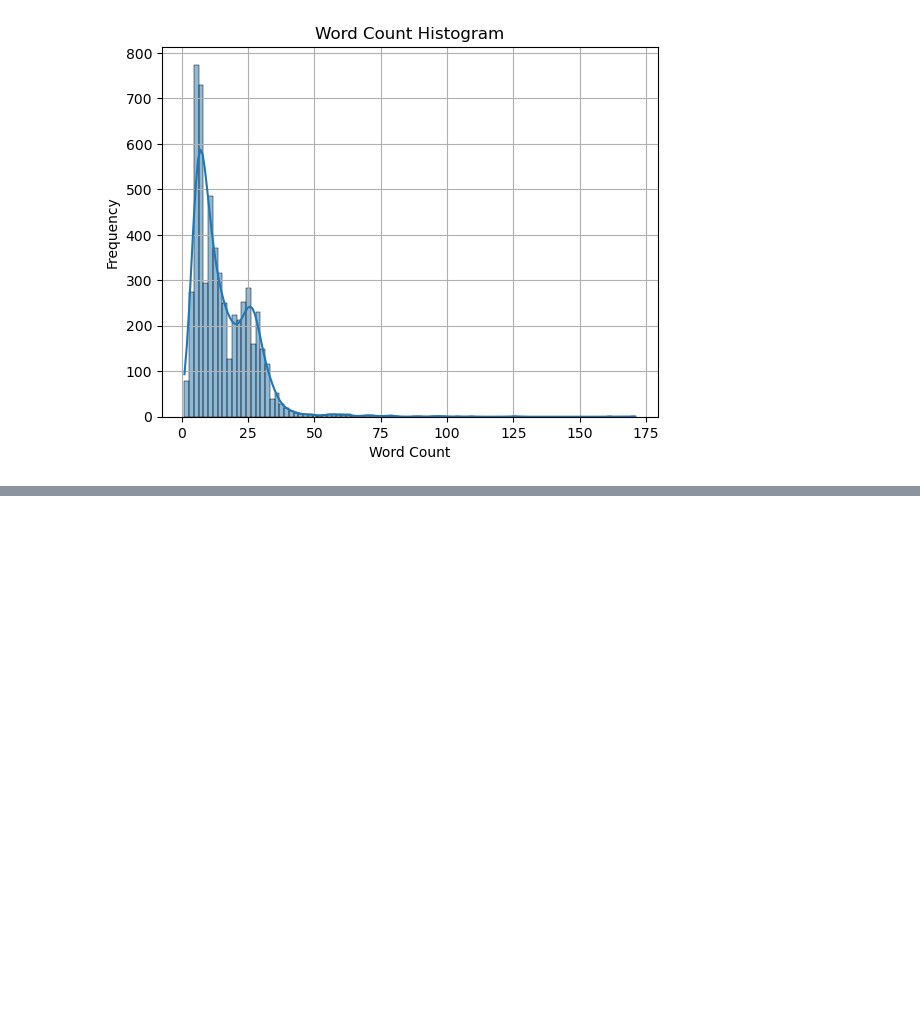
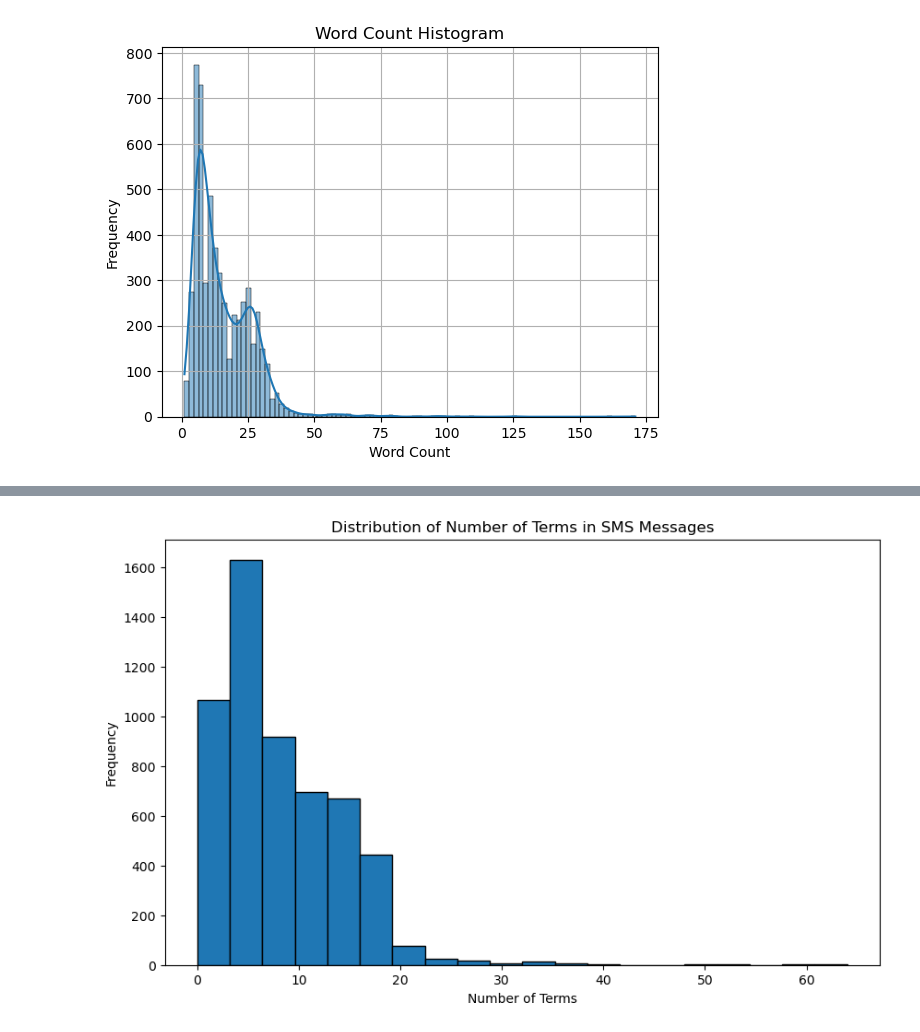
Before and after one commit to JoaoRFigueiredo/MEI-SIC, a Jupyter notebook: Ano1/MINDD/PL/Aula6/ficha_6.ipynb, the cells around one changed output, grey strips where cells are left out. Cells and saved outputs as stored; diff of their text form; code cells hidden in the pictures; blank space fills up the shorter version.

```diff
--- a/Ano1/MINDD/PL/Aula6/ficha_6.ipynb
+++ b/Ano1/MINDD/PL/Aula6/ficha_6.ipynb
@@ -91,0 +245,13 @@ plt.show()
+# %%
+# Calculate the number of terms in each SMS message
+num_terms_per_sms = np.sum(token_occurrence_matrix_dense > 0, axis=1)
+
+# Create a histogram to visualize the distribution of the number of terms in SMS messages
+plt.figure(figsize=(10, 6))
+plt.hist(num_terms_per_sms, bins=20, edgecolor='k')
+plt.xlabel('Number of Terms')
+plt.ylabel('Frequency')
+plt.title('Distribution of Number of Terms in SMS Messages')
+plt.show()
+# %% [output]
+[figure, added]
```
Also changed, not shown: parts of 8 cells of this notebook.
